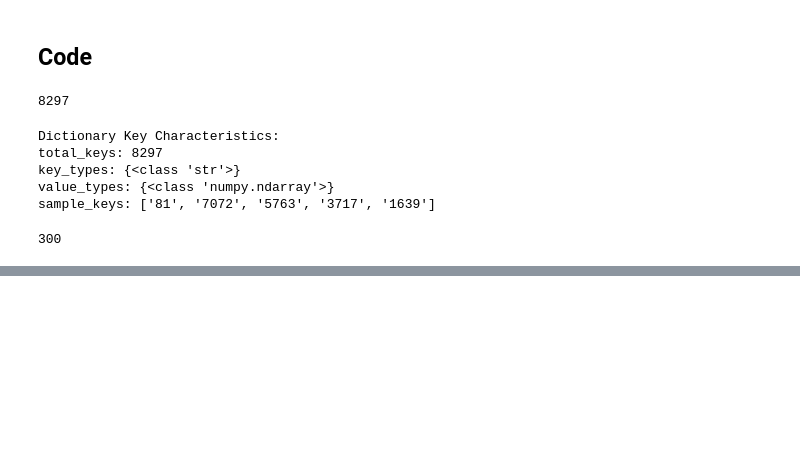
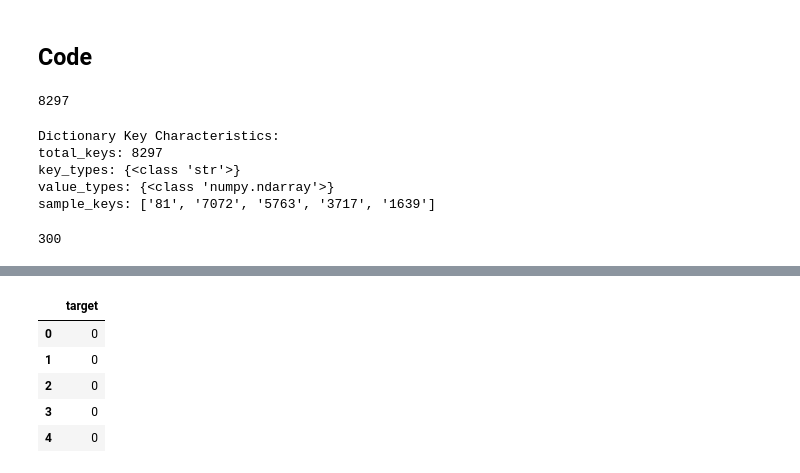
Before and after one commit to damajojung/Playground, a Jupyter notebook: food/playground.ipynb, the cells around one changed output, grey strips where cells are left out. Cells and saved outputs as stored; diff of their text form; code cells hidden in the pictures; blank space fills up the shorter version.

```diff
--- a/food/playground.ipynb
+++ b/food/playground.ipynb
@@ -49,0 +157,16 @@ len(dat["0"])
+# %%
+from sklearn.datasets import load_wine
+
+data = load_wine(as_frame=True)
+
+X = data.frame.loc[:, :]
+y = data.frame.iloc[:, -1:]
+# %%
+y.head()
+# %% [output]
+|  | target |
+| 0 | 0 |
+| 1 | 0 |
+| 2 | 0 |
+| 3 | 0 |
+| 4 | 0 |
```
Also changed, not shown: parts of 12 cells of this notebook.
